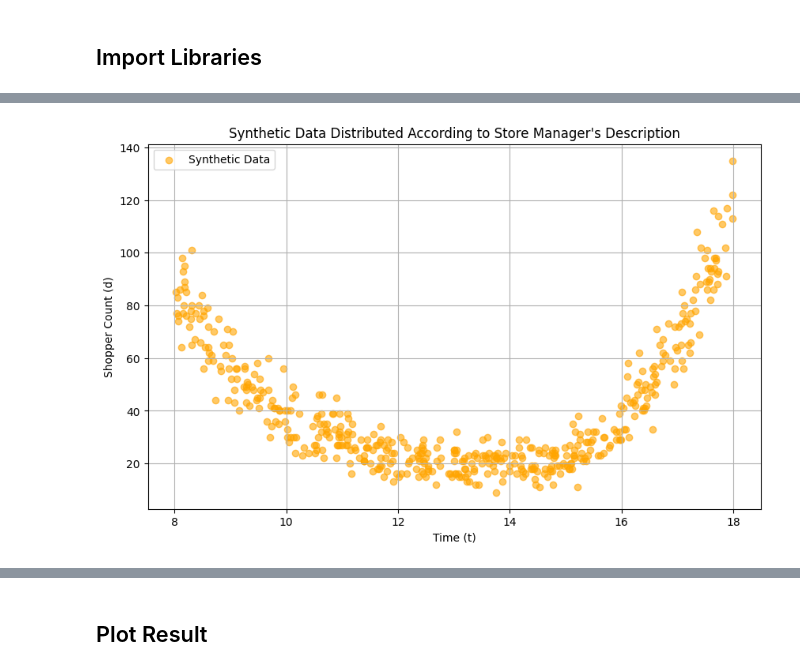
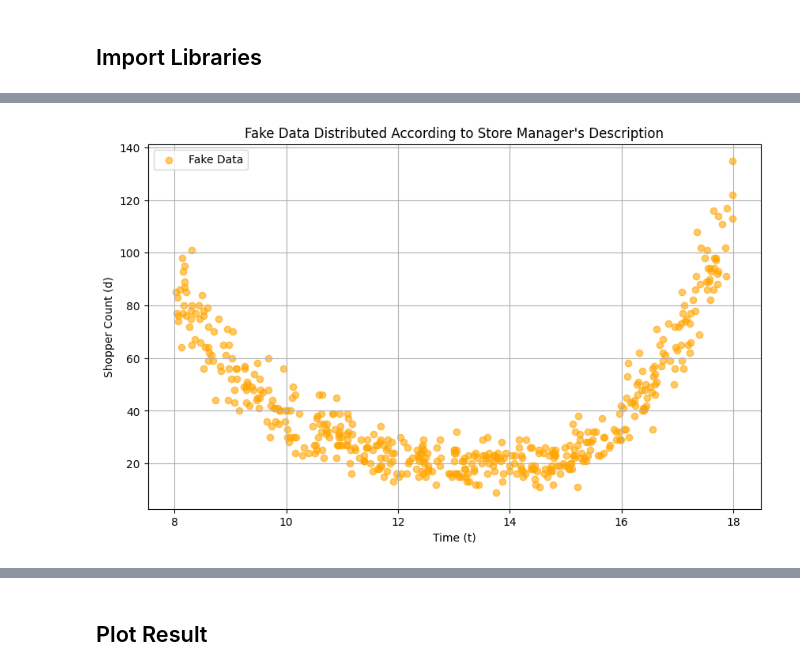
Before and after one commit to chiarapaglioni/poisson-regression, a Jupyter notebook: poisson-regression.ipynb, the cells around one changed output, grey strips where cells are left out. Cells and saved outputs as stored; diff of their text form; code cells hidden in the pictures.

```diff
--- a/poisson-regression.ipynb
+++ b/poisson-regression.ipynb
@@ -11,12 +30,16 @@ import matplotlib.pyplot as plt
 # %%
 def lambda_t(t, w):
     """
-    Piecewise linear definition of λ(t; w) according to the description:
-    - High in [8, 9]
-    - Decreasing in [9, 12]
-    - Constant in [12, 15]
-    - Increasing in [15, 17]
-    - Peak in [17, 18]
+        Piecewise linear definition of λ(t; w) according to the description:
+        - High in [8, 9]
+        - Decreasing in [9, 12]
+        - Constant in [12, 15]
+        - Increasing in [15, 17]
+        - Peak in [17, 18]
+
+        Parameters:
+        t: time (hours) 8 < t <= 17
+        w: The parameter vector [alpha_01, beta_11, ..., alpha_05, beta_15]
     """
     if 8 < t <= 9:
         return np.exp(w[0] + w[1] * (t - 8))
@@ -31,7 +54,7 @@ def lambda_t(t, w):
     else:
         raise ValueError("Time t is out of bounds [8, 18].")
 # %%
-def generate_synthetic_data(num_points, w):
+def generate_data(num_points, w):
     t_data = []
     d_data = []
     intervals = [(8, 9), (9, 12), (12, 15), (15, 17), (17, 18)]
@@ -47,27 +70,26 @@ def generate_synthetic_data(num_points, w):
 
     return np.array(t_data), np.array(d_data)
 # %%
-# Example coefficients for λ(t; w)
-w = [4.5, -0.5, 4, -0.3, 3, 0, 3, 0.6, 4.2, 0.6]  # Initial parameter vector
+# Example initial parameter vector for λ(t; w)
+w = [4.5, -0.5, 4, -0.3, 3, 0, 3, 0.6, 4.2, 0.6]
 
-# Generate synthetic data
 np.random.seed(42)
-t_data, d_data = generate_synthetic_data(num_points=500, w=w)
+t_data, d_data = generate_data(num_points=500, w=w)
 
 # Sort the data for visualization purposes
 sorted_indices = np.argsort(t_data)
 t_data = t_data[sorted_indices]
 d_data = d_data[sorted_indices]
 # %%
-# Plot the synthetic data
+# Plot the fake data
 plt.figure(figsize=(10, 6))
-plt.scatter(t_data, d_data, alpha=0.6, color='orange', label="Synthetic Data")
+plt.scatter(t_data, d_data, alpha=0.6, color='orange', label="Fake Data")
 plt.xlabel("Time (t)")
 plt.ylabel("Shopper Count (d)")
-plt.title("Synthetic Data Distributed According to Store Manager's Description")
+plt.title("Fake Data Distributed According to Store Manager's Description")
 plt.legend()
 plt.grid(True)
 plt.show()
 # %% [output]
-[figure, old version]
+[figure, new version]
 # %% [markdown]
```
Also changed, not shown: parts of 11 cells of this notebook.
